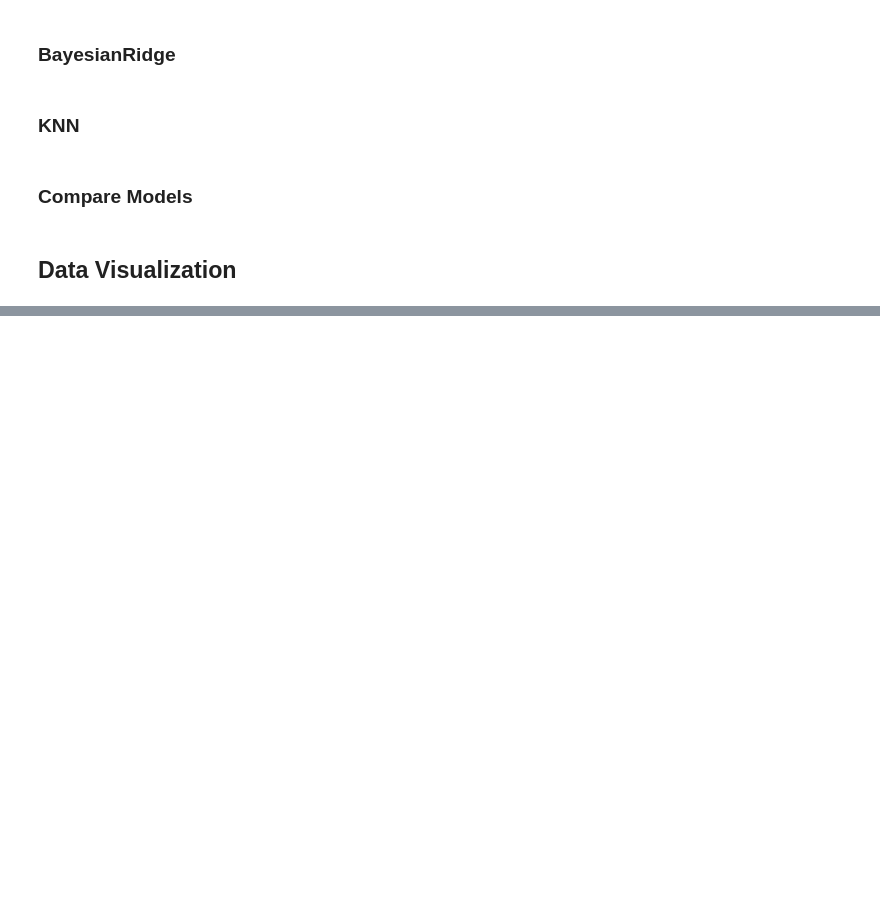
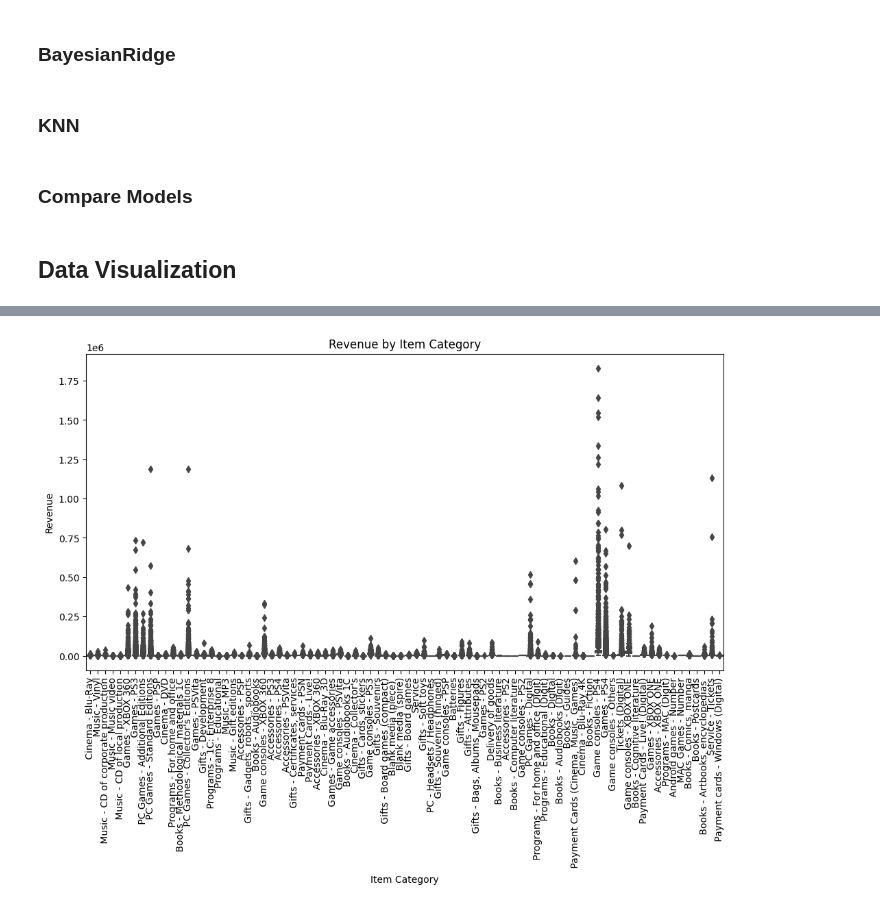
Before and after one commit to Rumeasiyan/sales-forecasting-machine-learning, a Jupyter notebook: grocery-sales-forecasting.ipynb, the cells around one changed output, grey strips where cells are left out. Saved outputs shown, nothing was run; the diff lists cells and outputs as text; code cells hidden in the pictures; blank space fills up the shorter version.

```diff
--- a/grocery-sales-forecasting.ipynb
+++ b/grocery-sales-forecasting.ipynb
@@ -1908,0 +1916,12 @@ plt.show()
+# %%
+#boxplot
+# Create a boxplot
+plt.figure(figsize=(12, 6))
+sns.boxplot(data=final_dataset, x='item_category_name', y='revenue')
+plt.title('Revenue by Item Category')
+plt.xlabel('Item Category')
+plt.ylabel('Revenue')
+plt.xticks(rotation=90)
+plt.show()
+# %% [output]
+[figure, added]
```
Also changed, not shown: parts of 7 cells of this notebook.
